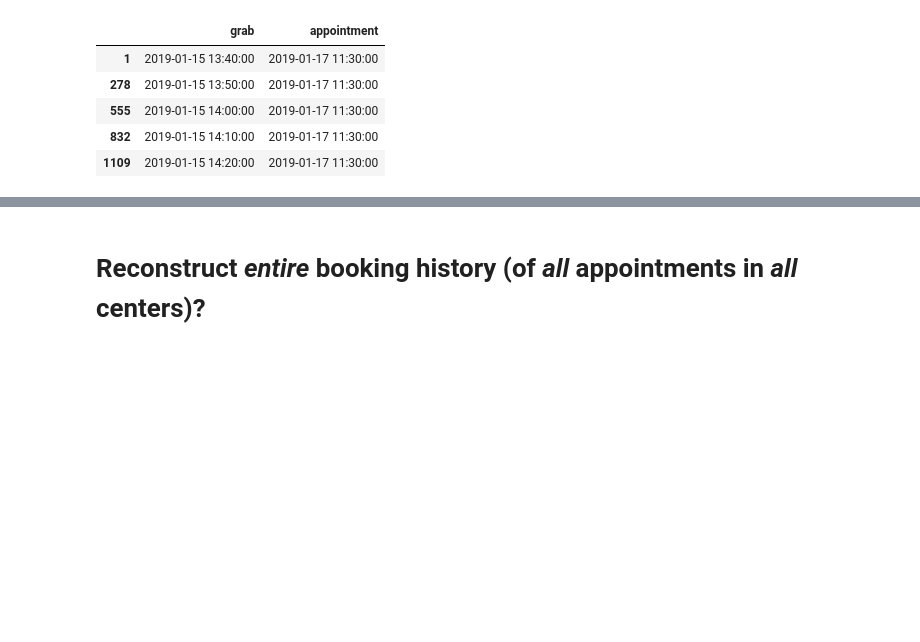
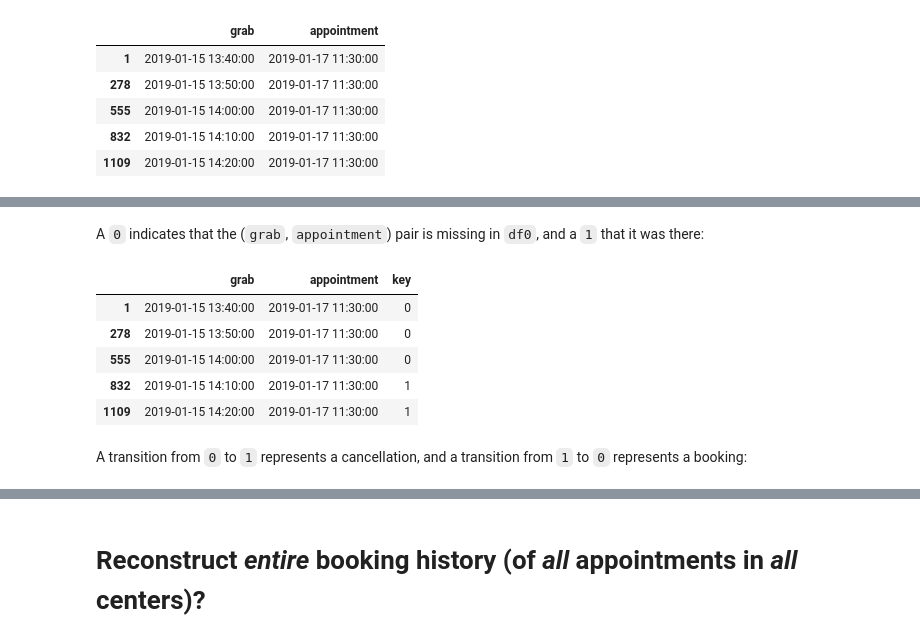
Before and after one commit to antoinechoffrut/UHCW, a Jupyter notebook: UHCW_reconstruction.ipynb, the cells around one changed output, grey strips where cells are left out. Saved outputs shown, nothing was run; the diff lists cells and outputs as text; code cells hidden in the pictures; blank space fills up the shorter version.

```diff
--- a/UHCW_reconstruction.ipynb
+++ b/UHCW_reconstruction.ipynb
@@ -169,2 +123,0 @@ df.head()
-# %%
-df.sort_values(['id', 'test type', 'appointment', 'grab'], inplace=True)
@@ -176,4 +129,4 @@ For speed, we will restrict to a smaller subset: test center `10254` with only o
 # %%
 selected_centers = [10254] # [10254, 10352]
 # %%
-df = df.loc[df['id'].apply(lambda x: x in selected_centers), :]
+df0 = df.loc[df['id'].apply(lambda x: x in selected_centers), :]
@@ -243,0 +216,13 @@ schedule[schedule['appointment'] == selected_appointment].head()
+# %% [markdown]
+A `0` indicates that the (`grab`, `appointment`) pair is missing in `df0`, and a `1` that it was there:
+# %%
+df0_compare[df0_compare['appointment'] == selected_appointment].head()
+# %% [output]
+|  | grab | appointment | key |
+| 1 | 2019-01-15 13:40:00 | 2019-01-17 11:30:00 | 0 |
+| 278 | 2019-01-15 13:50:00 | 2019-01-17 11:30:00 | 0 |
+| 555 | 2019-01-15 14:00:00 | 2019-01-17 11:30:00 | 0 |
+| 832 | 2019-01-15 14:10:00 | 2019-01-17 11:30:00 | 1 |
+| 1109 | 2019-01-15 14:20:00 | 2019-01-17 11:30:00 | 1 |
+# %% [markdown]
+A transition from `0` to `1` represents a cancellation, and a transition from `1` to `0` represents a booking:
```
Also changed, not shown: parts of 118 cells of this notebook.
